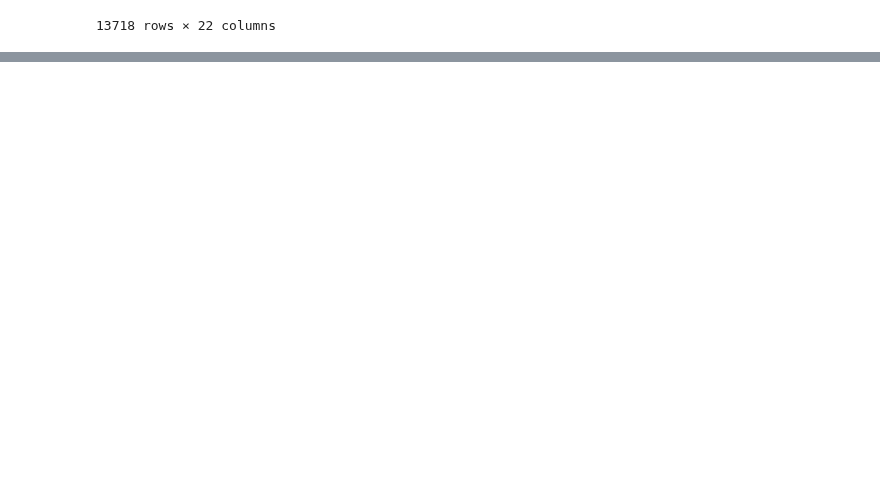
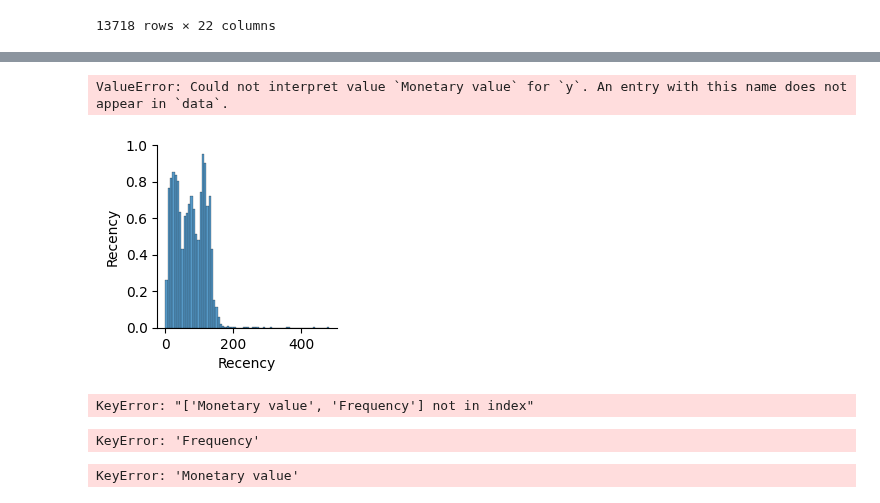
Before and after one commit to Matcar02/Devops_Project_Customer_Segmentation, a Jupyter notebook: Customer_Segmentation_DevOps/notebooks/import_check.ipynb, the cells around one changed output, grey strips where cells are left out. Saved outputs shown, nothing was run; the diff lists cells and outputs as text; code cells hidden in the pictures; blank space fills up the shorter version.

```diff
--- a/Customer_Segmentation_DevOps/notebooks/import_check.ipynb
+++ b/Customer_Segmentation_DevOps/notebooks/import_check.ipynb
@@ -58,0 +108,3 @@ encoded_df
+# %%
+frequencies = get_frequencies(df)
+frequencies
@@ -58,0 +125,3 @@ encoded_df
+# %%
+recency = get_recency(df)
+recency
@@ -58,0 +142,3 @@ encoded_df
+# %%
+monetary = get_monetary(df)
+monetary
@@ -58,0 +159,3 @@ encoded_df
+# %%
+rfm_dataset = concatenate_dataframes(recency, monetary, frequencies)
+rfm_dataset
@@ -58,0 +176,17 @@ encoded_df
+# %%
+visualize_data(rfm_dataset)
+# %% [output]
+ValueError: Could not interpret value `Monetary value` for `y`. An entry with this name does not appear in `data`.
+[figure, added]
+# %%
+elbow_method(rfm_dataset)
+# %% [output]
+KeyError: "['Monetary value', 'Frequency'] not in index"
+# %%
+plot_average_spending_by_frequency(rfm_dataset)
+# %% [output]
+KeyError: 'Frequency'
+# %%
+plot_payment_value_distribution(rfm_dataset)
+# %% [output]
+KeyError: 'Monetary value'
```
Also changed, not shown: parts of 38 cells of this notebook, 3 other files.
